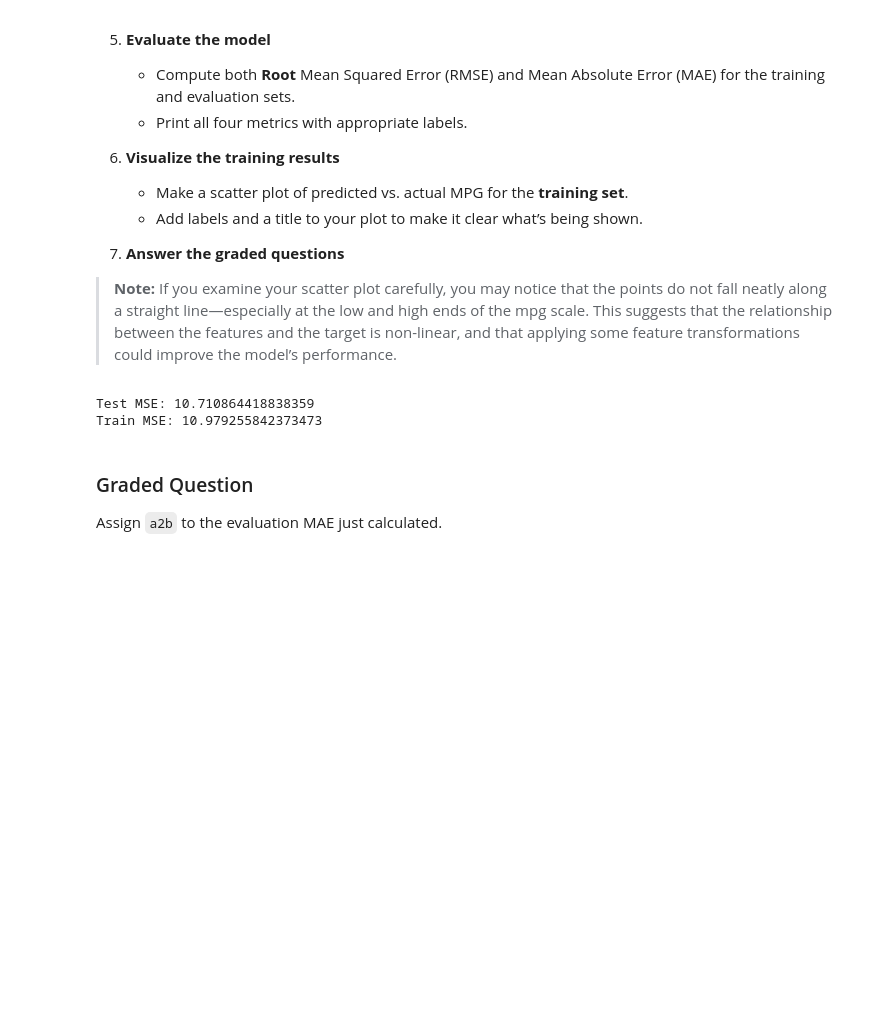
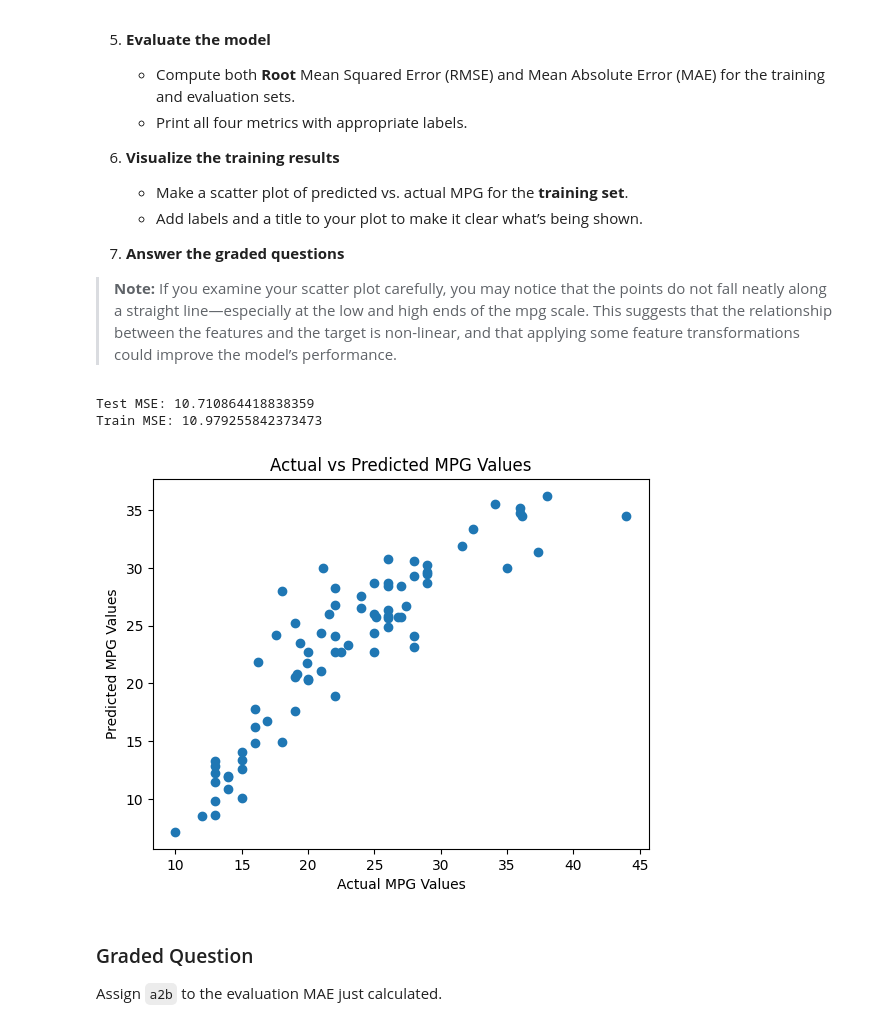
Before and after one commit to ckbaker78/Module-3-Assignments, a Jupyter notebook: Homework_03.ipynb, the cells around one changed output. Cells and saved outputs as stored; diff of their text form; code cells hidden in the pictures; blank space fills up the shorter version.

```diff
--- a/Homework_03.ipynb
+++ b/Homework_03.ipynb
@@ -531,34 +531,40 @@ In this part, you’ll build a baseline linear regression model to predict `mpg`
 # %%
 # Your code here; add as many cells as you need
 
 
 X = df_mpg_cleaned.drop(columns='mpg')
 
 y = df_mpg_cleaned['mpg']
 
 X_train, X_test, y_train, y_test = train_test_split(X,y,test_size=0.2, random_state= random_seed)
 
 model = LinearRegression()
 model.fit(X_train,y_train) # you always fit the model with the training set which is a larger portion of the data
 
-
 y_train_pred = model.predict(X_train)
 y_test_pred = model.predict(X_test)
+
+plt.scatter(y_test, y_test_pred, label='Actual test data')
+plt.xlabel('Actual MPG Values')
+plt.ylabel('Predicted MPG Values')
+plt.title('Actual vs Predicted MPG Values')
+
 
 train_mse = mean_squared_error(y_train,y_train_pred)
 test_mse = mean_squared_error(y_test,y_test_pred)
 
 print(f'Test MSE: {test_mse}')
 print(f'Train MSE: {train_mse}')
 
 
 baseline_train_RMSE = np.sqrt(train_mse)
 baseline_test_RMSE =np.sqrt(test_mse)
 baseline_test_MAE= mean_absolute_error(y_test,y_test_pred)
 baseline_train_MAE= mean_absolute_error(y_train,y_train_pred)
 # %% [output]
 Test MSE: 10.710864418838359
 Train MSE: 10.979255842373473
+[figure, added]
 # %% [markdown]
 ### Graded Question
 
```
Also changed, not shown: parts of 8 cells of this notebook, 1 other file.
